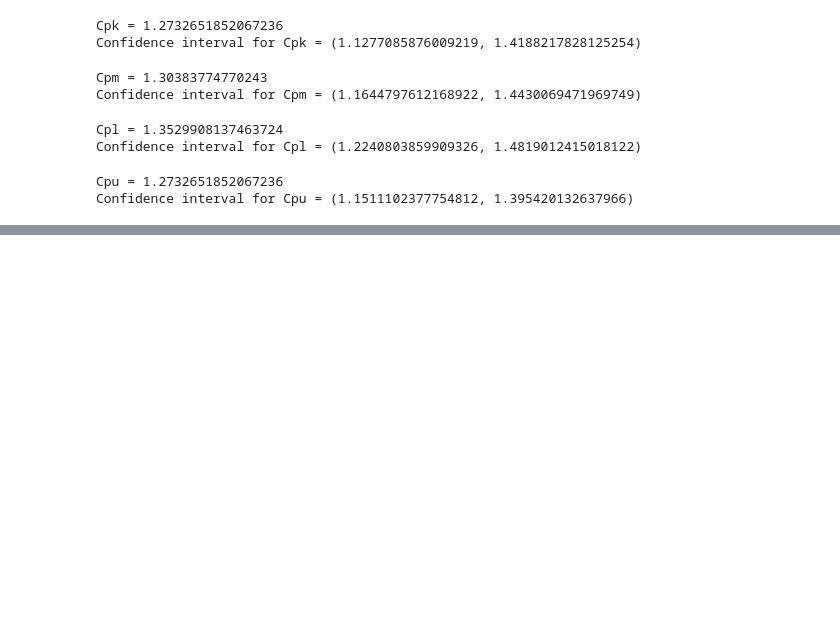
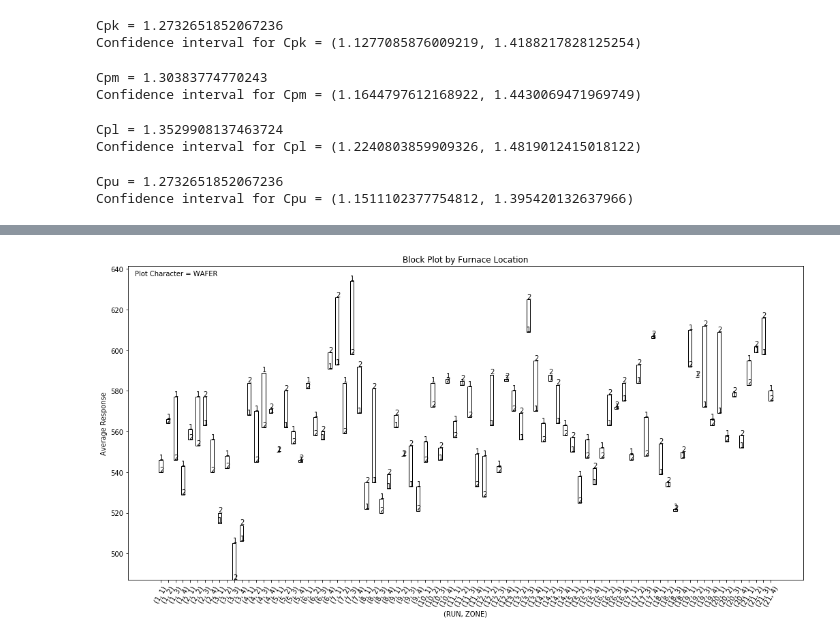
Before and after one commit to buidinhan/eda, a Jupyter notebook: case_studies/furnace.ipynb, the cells around one changed output, grey strips where cells are left out. Drawn from its saved outputs; the diff is of its cells as text; code cells hidden in the pictures; blank space fills up the shorter version.

```diff
--- a/case_studies/furnace.ipynb
+++ b/case_studies/furnace.ipynb
@@ -468,0 +553,5 @@ The above capability analysis indicates that the process is capable and we can p
+# %%
+block_plot(df, "THICKNESS", "WAFER", ["RUN", "ZONE"], plot_factor_label="WAFER",
+           title="Block Plot by Furnace Location", figure_size=(16, 8))
+# %% [output]
+[figure, added]
```
Also changed, not shown: parts of 15 cells of this notebook.
